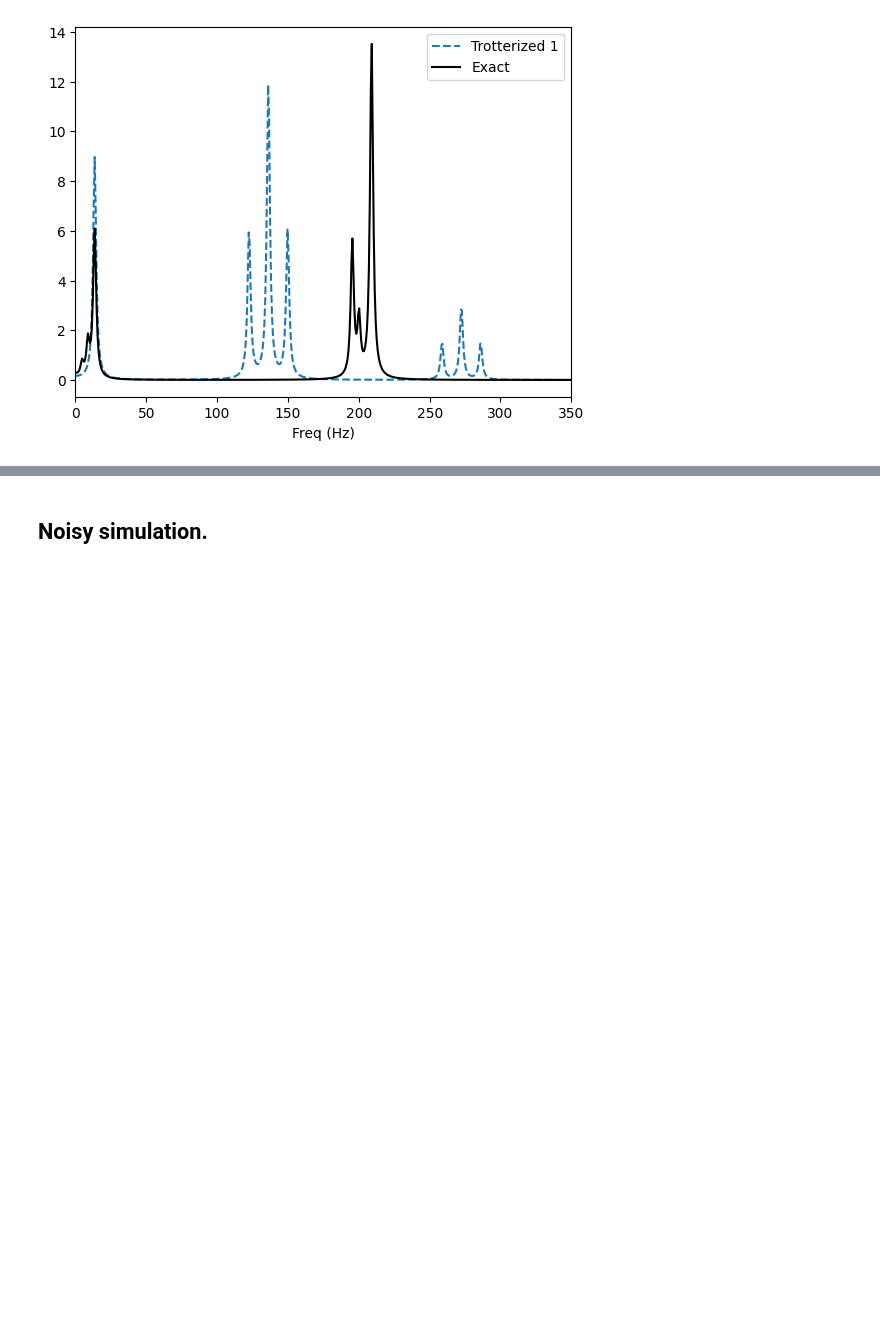
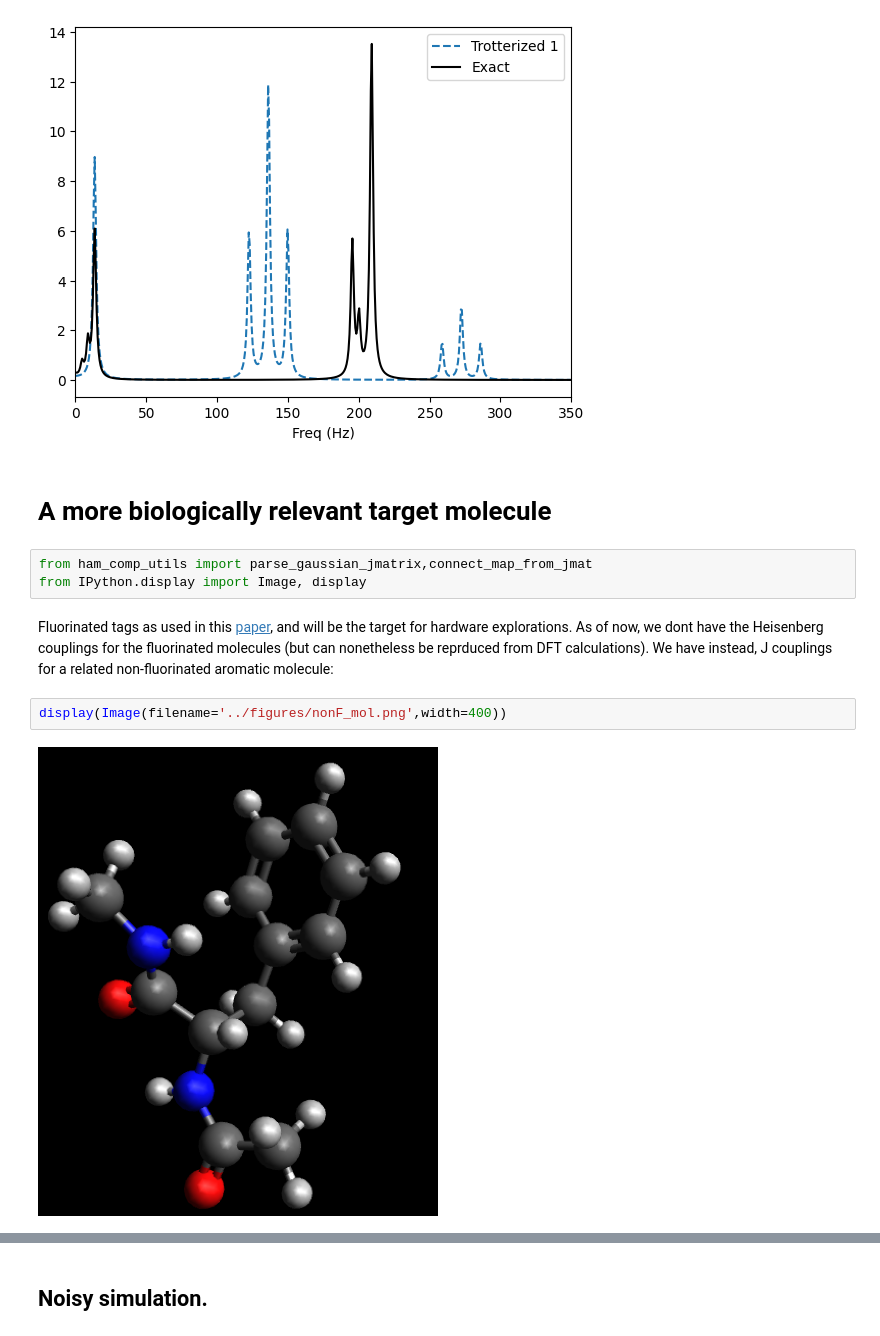
Before and after one commit to kseetharam/nmr-qsim, a Jupyter notebook: circ_sim/notebooks/compilation.ipynb, the cells around one changed output, grey strips where cells are left out. Saved outputs shown, nothing was run; the diff lists cells and outputs as text; blank space fills up the shorter version.

Commit message:
Adding more biologically relevant molecule to notebokk demo

```diff
--- a/circ_sim/notebooks/compilation.ipynb
+++ b/circ_sim/notebooks/compilation.ipynb
@@ -184,3 +184,14 @@ ax.legend()
 # %% [output]
 <matplotlib.legend.Legend at 0x...>
 [figure]
+# %% [markdown]
+# A more biologically relevant target molecule
+# %%
+from ham_comp_utils import parse_gaussian_jmatrix,connect_map_from_jmat
+from IPython.display import Image, display
+# %% [markdown]
+Fluorinated tags as used in this [paper](https://doi.org/10.1038/s41557-025-01818-8), and will be the target for hardware explorations. As of now, we dont have the Heisenberg couplings for the fluorinated molecules (but can nonetheless be reprduced from DFT calculations). We have instead, J couplings for a related non-fluorinated aromatic molecule:
+# %%
+display(Image(filename='../figures/nonF_mol.png',width=400))
+# %% [output]
+[figure, added]
```
Also changed, not shown: parts of 5 cells of this notebook, 1 other file.
